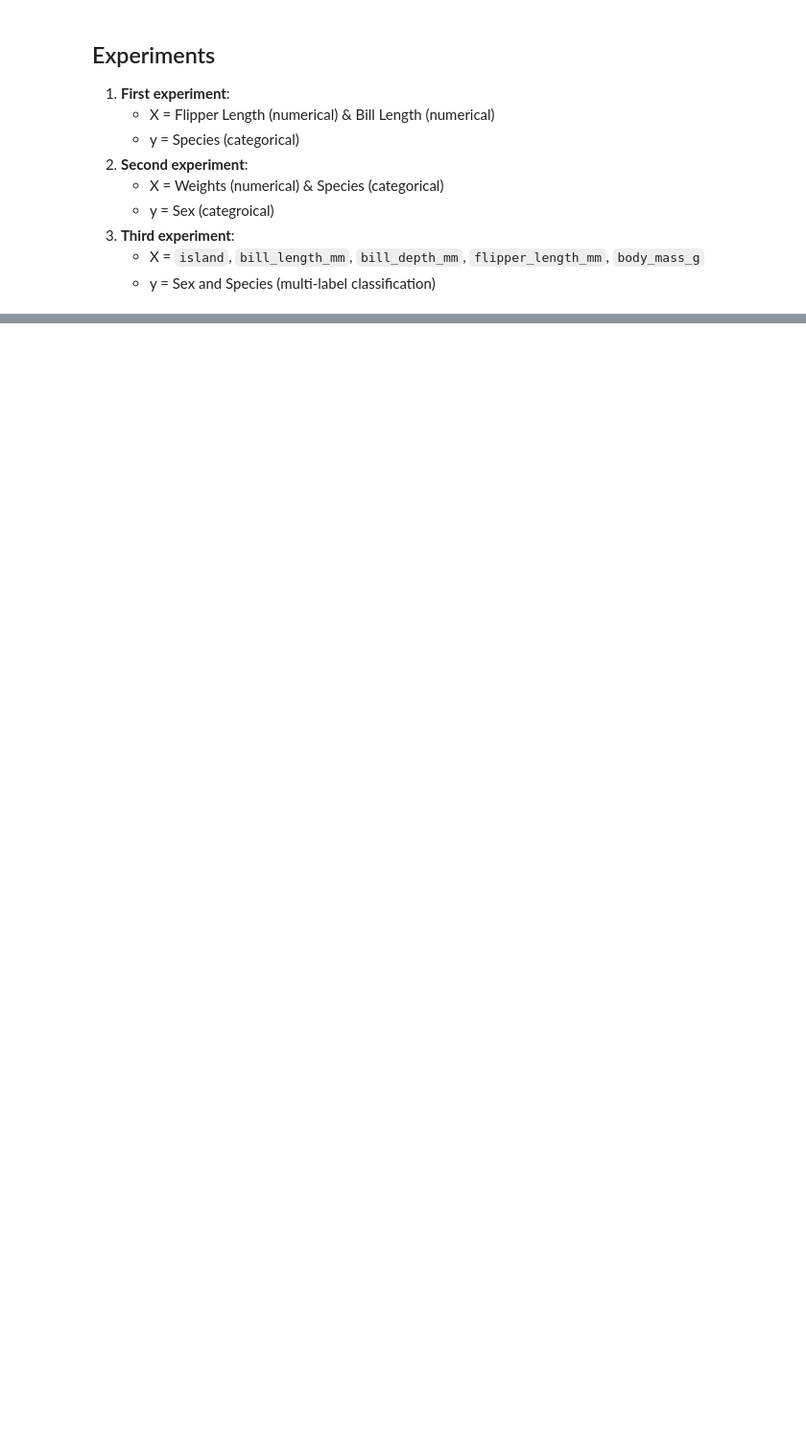
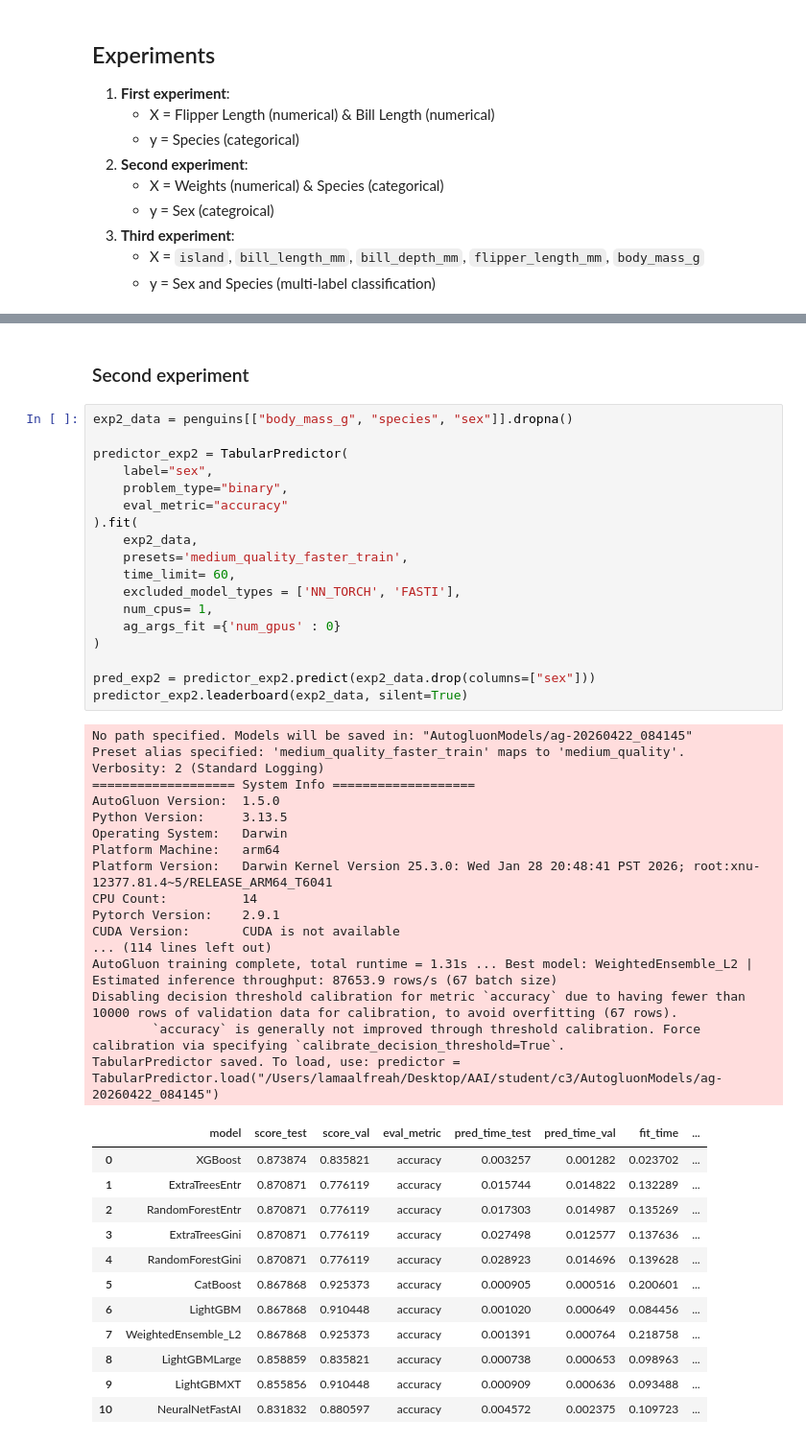
Before and after one commit to lamaalfreah/AAI-, a Jupyter notebook: student/c3/ex2_pycaret_classification.ipynb, the cells around one changed output, grey strips where cells are left out. Shown at 96% size. Cells and saved outputs as stored; diff of their text form; blank space fills up the shorter version.

```diff
--- a/student/c3/ex2_pycaret_classification.ipynb
+++ b/student/c3/ex2_pycaret_classification.ipynb
@@ -54,0 +102,50 @@ penguins
+# %% [markdown]
+### Second experiment
+# %%
+exp2_data = penguins[["body_mass_g", "species", "sex"]].dropna()
+
+predictor_exp2 = TabularPredictor(
+    label="sex",
+    problem_type="binary",
+    eval_metric="accuracy"
+).fit(
+    exp2_data,
+    presets='medium_quality_faster_train',
+    time_limit= 60,
+    excluded_model_types = ['NN_TORCH', 'FASTI'],
+    num_cpus= 1,
+    ag_args_fit ={'num_gpus' : 0}
+)
+
+pred_exp2 = predictor_exp2.predict(exp2_data.drop(columns=["sex"]))
+predictor_exp2.leaderboard(exp2_data, silent=True)
+# %% [output]
+No path specified. Models will be saved in: "AutogluonModels/ag-20260422_084145"
+Preset alias specified: 'medium_quality_faster_train' maps to 'medium_quality'.
+Verbosity: 2 (Standard Logging)
+=================== System Info ===================
+AutoGluon Version:  1.5.0
+Python Version:     3.13.5
+Operating System:   Darwin
+Platform Machine:   arm64
+Platform Version:   Darwin Kernel Version 25.3.0: Wed Jan 28 20:48:41 PST 2026; root:xnu-12377.81.4~5/RELEASE_ARM64_T6041
+CPU Count:          14
+Pytorch Version:    2.9.1
+CUDA Version:       CUDA is not available
+... (114 lines left out)
+AutoGluon training complete, total runtime = 1.31s ... Best model: WeightedEnsemble_L2 | Estimated inference throughput: 87653.9 rows/s (67 batch size)
+Disabling decision threshold calibration for metric `accuracy` due to having fewer than 10000 rows of validation data for calibration, to avoid overfitting (67 rows).
+        `accuracy` is generally not improved through threshold calibration. Force calibration via specifying `calibrate_decision_threshold=True`.
+TabularPredictor saved. To load, use: predictor = TabularPredictor.load("/Users/lamaalfreah/Desktop/AAI/student/c3/AutogluonModels/ag-20260422_084145")
+|  | model | score_test | score_val | eval_metric | pred_time_test | pred_time_val | fit_time | ... |
+| 0 | XGBoost | 0.873874 | 0.835821 | accuracy | 0.003257 | 0.001282 | 0.023702 | ... |
+| 1 | ExtraTreesEntr | 0.870871 | 0.776119 | accuracy | 0.015744 | 0.014822 | 0.132289 | ... |
+| 2 | RandomForestEntr | 0.870871 | 0.776119 | accuracy | 0.017303 | 0.014987 | 0.135269 | ... |
+| 3 | ExtraTreesGini | 0.870871 | 0.776119 | accuracy | 0.027498 | 0.012577 | 0.137636 | ... |
+| 4 | RandomForestGini | 0.870871 | 0.776119 | accuracy | 0.028923 | 0.014696 | 0.139628 | ... |
+| 5 | CatBoost | 0.867868 | 0.925373 | accuracy | 0.000905 | 0.000516 | 0.200601 | ... |
+| 6 | LightGBM | 0.867868 | 0.910448 | accuracy | 0.001020 | 0.000649 | 0.084456 | ... |
+| 7 | WeightedEnsemble_L2 | 0.867868 | 0.925373 | accuracy | 0.001391 | 0.000764 | 0.218758 | ... |
+| 8 | LightGBMLarge | 0.858859 | 0.835821 | accuracy | 0.000738 | 0.000653 | 0.098963 | ... |
+| 9 | LightGBMXT | 0.855856 | 0.910448 | accuracy | 0.000909 | 0.000636 | 0.093488 | ... |
+| 10 | NeuralNetFastAI | 0.831832 | 0.880597 | accuracy | 0.004572 | 0.002375 | 0.109723 | ... |
```
Also changed, not shown: parts of 6 cells of this notebook.
